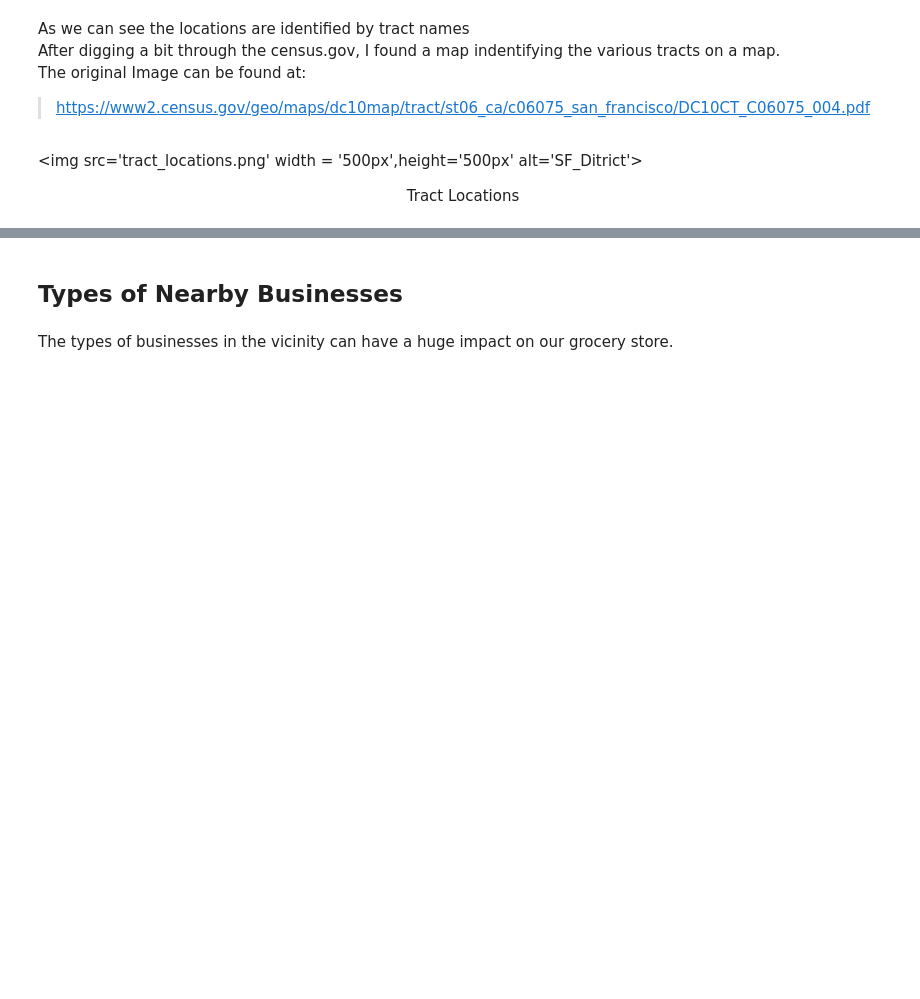
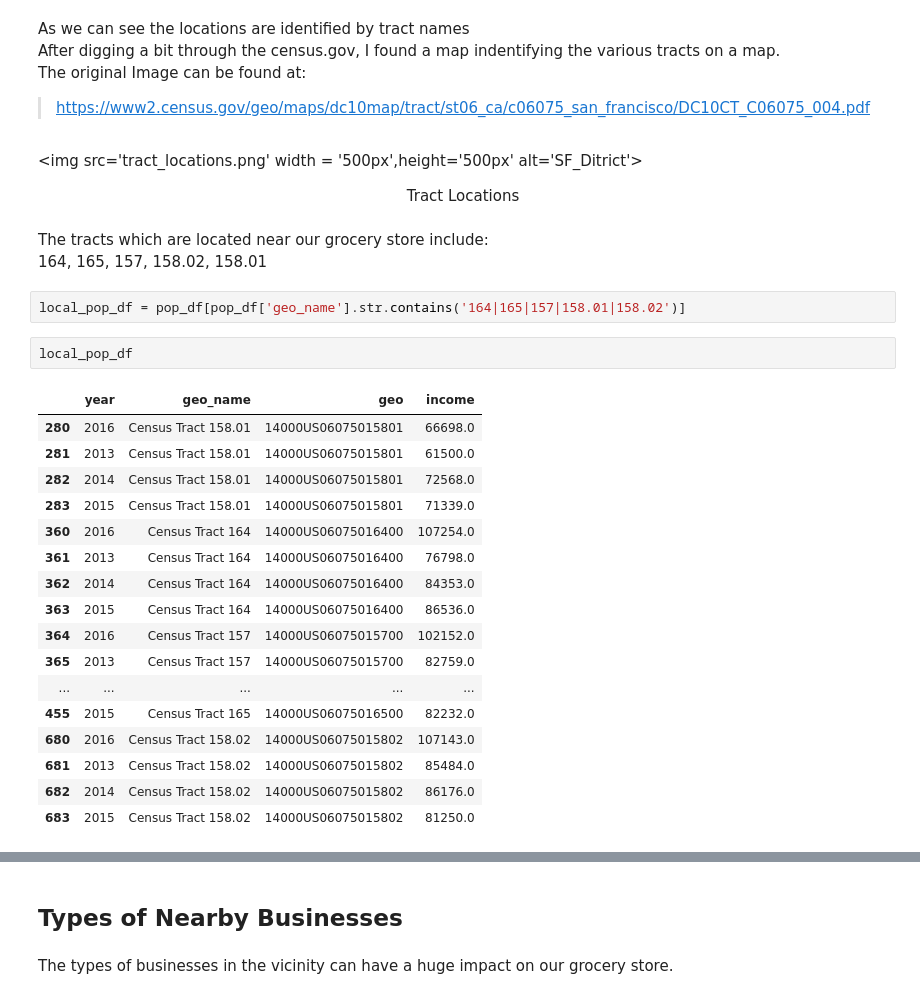
Before and after one commit to cmattey/VisaCaseStudy, a Jupyter notebook: VisaCaseStudy1.ipynb, the cells around one changed output, grey strips where cells are left out. Saved outputs shown, nothing was run; the diff lists cells and outputs as text; blank space fills up the shorter version.

```diff
--- a/VisaCaseStudy1.ipynb
+++ b/VisaCaseStudy1.ipynb
@@ -273,3 +273,28 @@ The original Image can be found at:<br>
 # %% [markdown]
 <img src='tract_locations.png' width = '500px',height='500px' alt='SF_Ditrict'>
 <div align ='center'> Tract Locations</div>
+# %% [markdown]
+The tracts which are located near our grocery store include:<br>
+164, 165, 157, 158.02, 158.01
+# %%
+local_pop_df = pop_df[pop_df['geo_name'].str.contains('164|165|157|158.01|158.02')]
+# %%
+local_pop_df
+# %% [output]
+|  | year | geo_name | geo | income |
+| 280 | 2016 | Census Tract 158.01 | 14000US06075015801 | 66698.0 |
+| 281 | 2013 | Census Tract 158.01 | 14000US06075015801 | 61500.0 |
+| 282 | 2014 | Census Tract 158.01 | 14000US06075015801 | 72568.0 |
+| 283 | 2015 | Census Tract 158.01 | 14000US06075015801 | 71339.0 |
+| 360 | 2016 | Census Tract 164 | 14000US06075016400 | 107254.0 |
+| 361 | 2013 | Census Tract 164 | 14000US06075016400 | 76798.0 |
+| 362 | 2014 | Census Tract 164 | 14000US06075016400 | 84353.0 |
+| 363 | 2015 | Census Tract 164 | 14000US06075016400 | 86536.0 |
+| 364 | 2016 | Census Tract 157 | 14000US06075015700 | 102152.0 |
+| 365 | 2013 | Census Tract 157 | 14000US06075015700 | 82759.0 |
+| ... | ... | ... | ... | ... |
+| 455 | 2015 | Census Tract 165 | 14000US06075016500 | 82232.0 |
+| 680 | 2016 | Census Tract 158.02 | 14000US06075015802 | 107143.0 |
+| 681 | 2013 | Census Tract 158.02 | 14000US06075015802 | 85484.0 |
+| 682 | 2014 | Census Tract 158.02 | 14000US06075015802 | 86176.0 |
+| 683 | 2015 | Census Tract 158.02 | 14000US06075015802 | 81250.0 |
```
Also changed, not shown: parts of 6 cells of this notebook.
